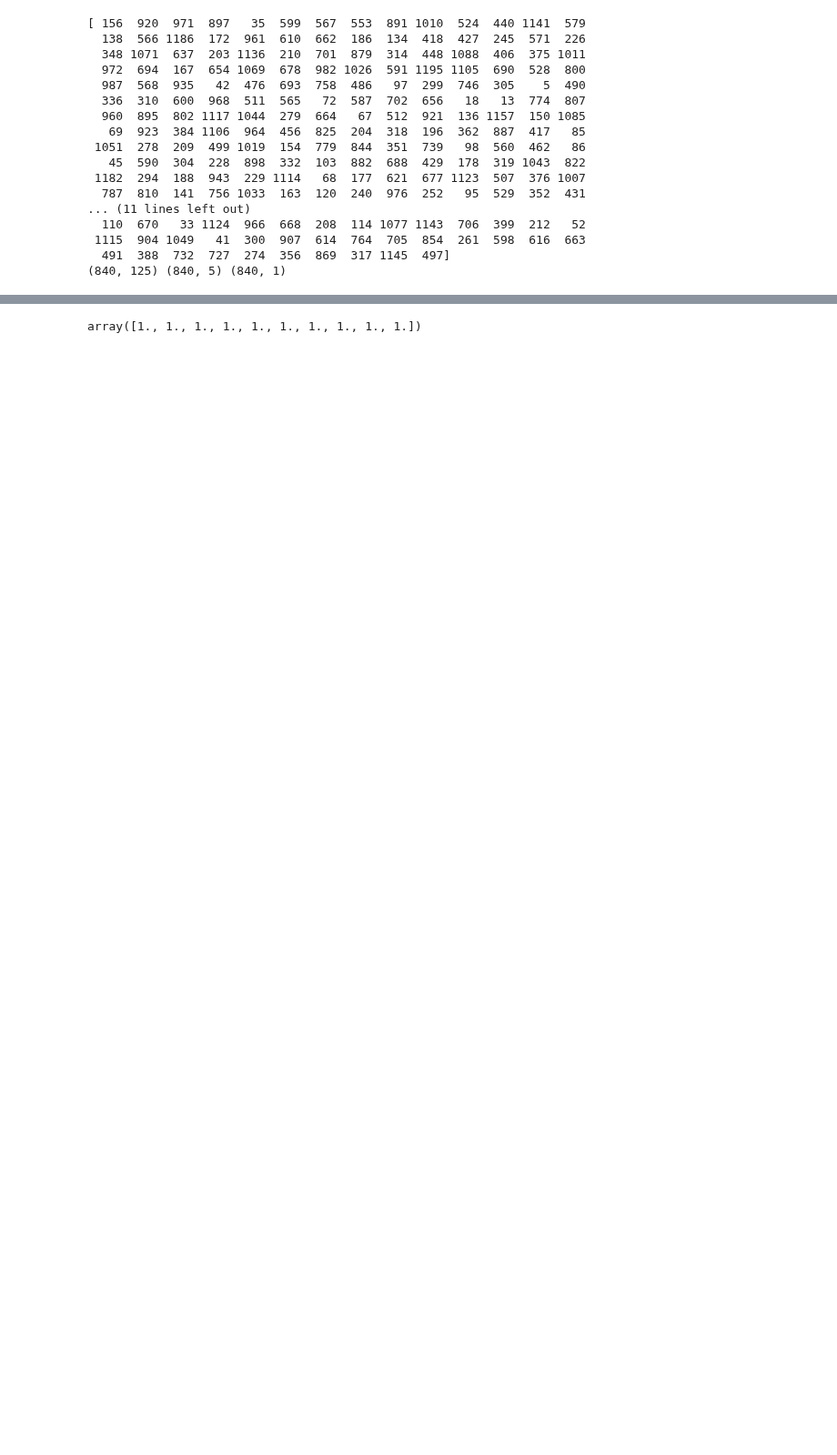
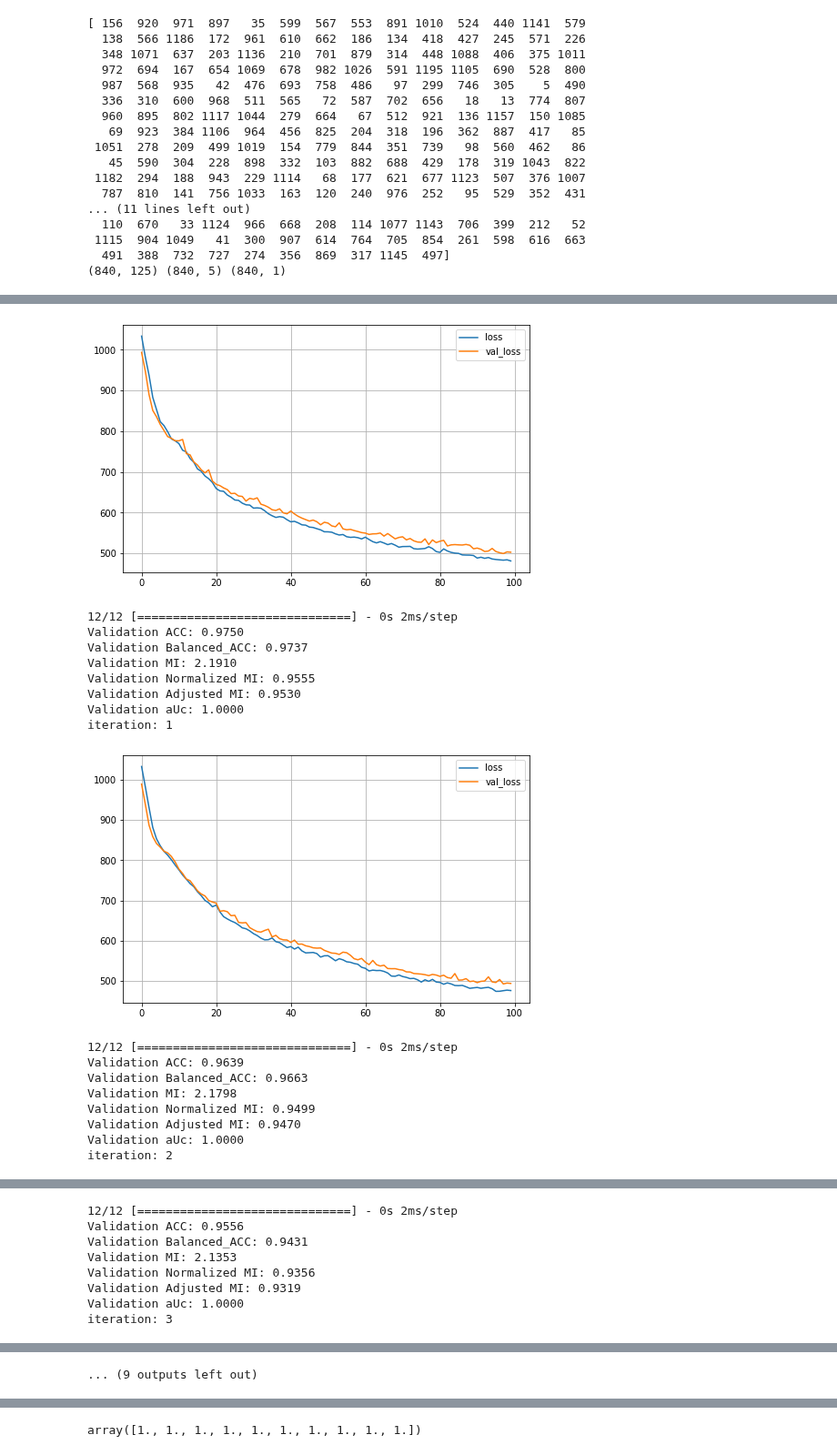
Before and after one commit to Jectrianama/GCCE_TEST, a Jupyter notebook: RCDNN/fft_western_RCDNN.ipynb, the cells around one changed output, grey strips where cells are left out. Shown at 91% size. Drawn from its saved outputs; the diff is of its cells as text; code cells hidden in the pictures; blank space fills up the shorter version.

```diff
--- a/RCDNN/fft_western_RCDNN.ipynb
+++ b/RCDNN/fft_western_RCDNN.ipynb
@@ -665,12 +665,16 @@ scaler.fit(X_train)
 X_train = scaler.transform(X_train)
 X_test = scaler.transform(X_test)
 # %%
-from sklearn.metrics import classification_report
-
+from sklearn.metrics import classification_report, balanced_accuracy_score
+from sklearn.metrics import normalized_mutual_info_score, mutual_info_score, adjusted_mutual_info_score
 l1 =0.1
 NUM_RUNS =10
 ACC = np.zeros(NUM_RUNS)
 AUC = np.zeros(NUM_RUNS)
+MI = np.zeros(NUM_RUNS)
+NMI = np.zeros(NUM_RUNS)
+AMI = np.zeros(NUM_RUNS)
+BACC = np.zeros(NUM_RUNS)
 for i in range(NUM_RUNS): #10
     print("iteration: " + str(i))
 
@@ -678,18 +682,35 @@ for i in range(NUM_RUNS): #10
                 l1_param=l1,  validation_split=0.30, verbose=0, q=0.01)
 
     MA.fit(X_train, Y_train)
-    #MA.plot_history()
+    MA.plot_history()
 
     #Accuracy
     pred_2 = MA.predict(X_test)
 
     report = classification_report( pred_2[:,Y.shape[1]:].argmax(axis=1),Y_true_test.ravel(),output_dict=True)
     ACC[i] = report['accuracy']
+    print("Validation ACC: %.4f" % (float(ACC[i])))
+
+
+    # balanced. Accurcy
+    BACC[i] = balanced_accuracy_score(Y_true_test.squeeze(), pred_2[:,Y.shape[1]:].argmax(axis=1).squeeze(), adjusted=True)
+    print("Validation Balanced_ACC: %.4f" % (float(BACC[i])))
+
+    #MI
+
+    MI[i] = mutual_info_score(Y_true_test.squeeze(), pred_2[:,Y.shape[1]:].argmax(axis=1).squeeze())
+    print("Validation MI: %.4f" % (float(MI[i]),))
+    NMI[i] = normalized_mutual_info_score(Y_true_test.squeeze(), pred_2[:,Y.shape[1]:].argmax(axis=1).squeeze())
+    print("Validation Normalized MI: %.4f" % (float(NMI[i]),))
+    AMI[i]= adjusted_mutual_info_score(Y_true_test.squeeze(), pred_2[:,Y.shape[1]:].argmax(axis=1).squeeze())
+    print("Validation Adjusted MI: %.4f" % (float(AMI[i]),))
+
+
     #AUC
-    val_AUC_metric = tf.keras.metrics.AUC(num_thresholds=3, from_logits = True)
-    val_logits =MA.predict(X_test) # model(X_test, training=False)
+    val_AUC_metric = tf.keras.metrics.AUC( from_logits = True)
+   # val_logits =MA.predict(X_test) # model(X_test, training=False)
     # tf.print(y_batch_val)
-    val_AUC_metric.update_state(Y_true_test, val_logits[:,Y.shape[1]:].argmax(axis=1).astype('float'))
+    val_AUC_metric.update_state(Y_true_test, pred_2[:,Y.shape[1]:].argmax(axis=1).astype('float'))
 
     val_AUC = val_AUC_metric.result()
     val_AUC_metric.reset_states()
@@ -716,0 +722,18 @@ Validation aUc: 1.0000
+[figure, added]
+12/12 [==============================] - 0s 2ms/step
+Validation ACC: 0.9750
+Validation Balanced_ACC: 0.9737
+Validation MI: 2.1910
+Validation Normalized MI: 0.9555
+Validation Adjusted MI: 0.9530
+Validation aUc: 1.0000
+iteration: 1
+[figure, added]
+12/12 [==============================] - 0s 2ms/step
+Validation ACC: 0.9639
+Validation Balanced_ACC: 0.9663
+Validation MI: 2.1798
+Validation Normalized MI: 0.9499
+Validation Adjusted MI: 0.9470
+Validation aUc: 1.0000
+iteration: 2
@@ -716,0 +741,8 @@ Validation aUc: 1.0000
+12/12 [==============================] - 0s 2ms/step
+Validation ACC: 0.9556
+Validation Balanced_ACC: 0.9431
+Validation MI: 2.1353
+Validation Normalized MI: 0.9356
+Validation Adjusted MI: 0.9319
+Validation aUc: 1.0000
+iteration: 3
@@ -717,3 +768,4 @@ Validation aUc: 1.0000
+... (9 outputs left out)
 # %%
 
 ACC
```
Also changed, not shown: parts of 8 cells of this notebook.
